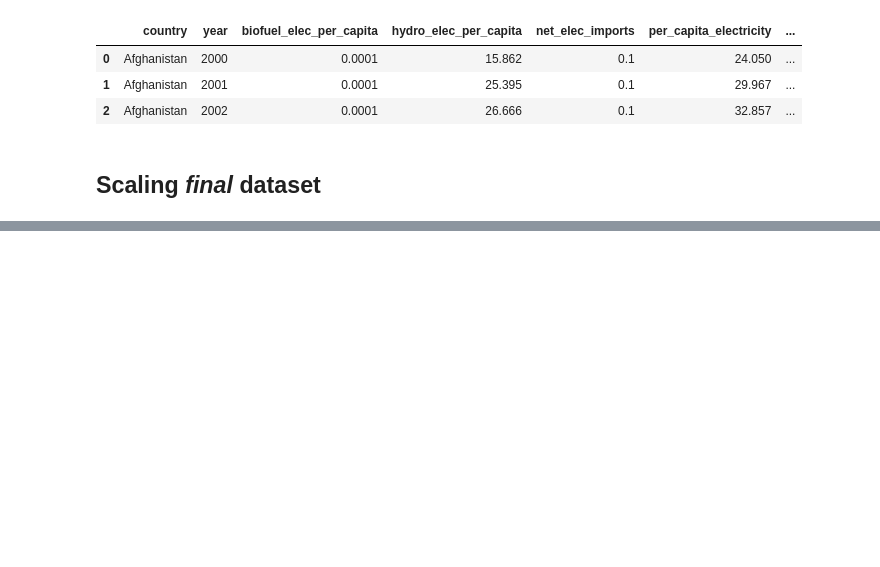
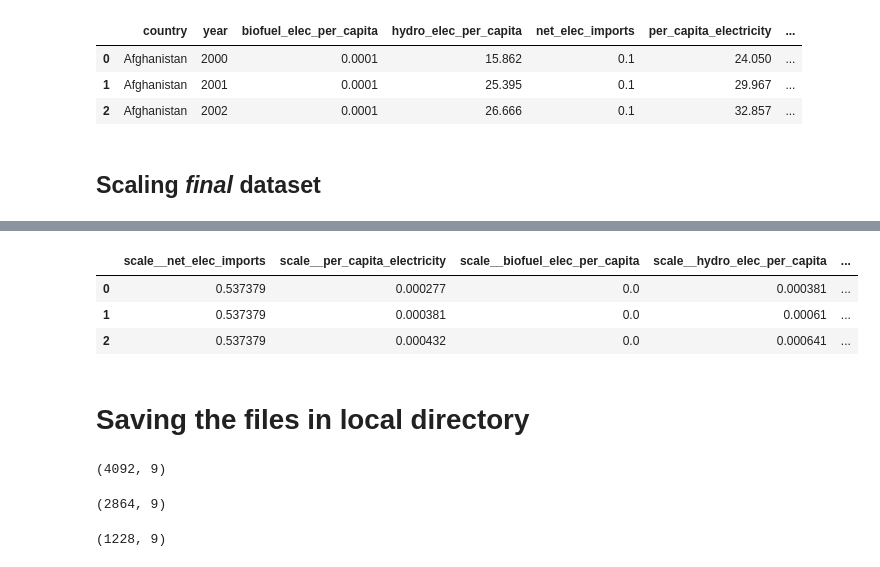
Before and after one commit to up841068/energy-economic-growth, a Jupyter notebook: notebooks/preprocessing_v5.ipynb, the cells around one changed output, grey strips where cells are left out. Cells and saved outputs as stored; diff of their text form; code cells hidden in the pictures; blank space fills up the shorter version.

Commit message:
updated notebook, and fixed minor saving errors

```diff
--- a/notebooks/preprocessing_v5.ipynb
+++ b/notebooks/preprocessing_v5.ipynb
@@ -1159 +1013,14 @@ full_cleaned_final.to_csv('full_cleaned_final.csv')
+# %%
+# Scaling the whole dataset:
+
+selected_df_scaled = pd.DataFrame(ct_final.transform(selected_df),
+            columns=ct_final.get_feature_names_out())
+selected_df_scaled.head(3)
+# %% [output]
+|  | scale__net_elec_imports | scale__per_capita_electricity | scale__biofuel_elec_per_capita | scale__hydro_elec_per_capita | ... |
+| 0 | 0.537379 | 0.000277 | 0.0 | 0.000381 | ... |
+| 1 | 0.537379 | 0.000381 | 0.0 | 0.00061 | ... |
+| 2 | 0.537379 | 0.000432 | 0.0 | 0.000641 | ... |
+# %% [markdown]
+# Saving the files in local directory
 # %%
@@ -1165,8 +1033,21 @@ full_cleaned_base.to_csv('full_cleaned_base.csv')
+# %%
+# SAVING FULL dataset (no splitting) to CSV
+
+selected_df_scaled.to_csv('full_cleaned_final.csv')
+selected_df_scaled.shape
+# %% [output]
+(4092, 9)
 # %%
 # SAVING the TRAIN dataset
 
 selected_df_train_scaled.to_csv('full_cleaned_final_train.csv')
+selected_df_train_scaled.shape
+# %% [output]
+(2864, 9)
 # %%
 # SAVING the TEST dataset
 
 selected_df_test_scaled.to_csv('full_cleaned_final_test.csv')
+selected_df_test_scaled.shape
+# %% [output]
+(1228, 9)
```
Also changed, not shown: parts of 25 cells of this notebook.
